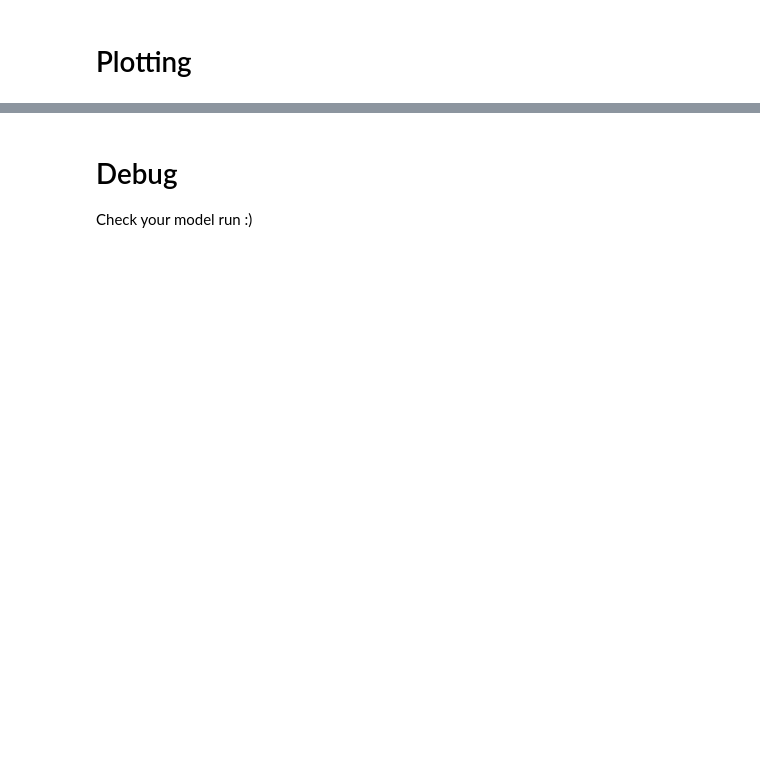
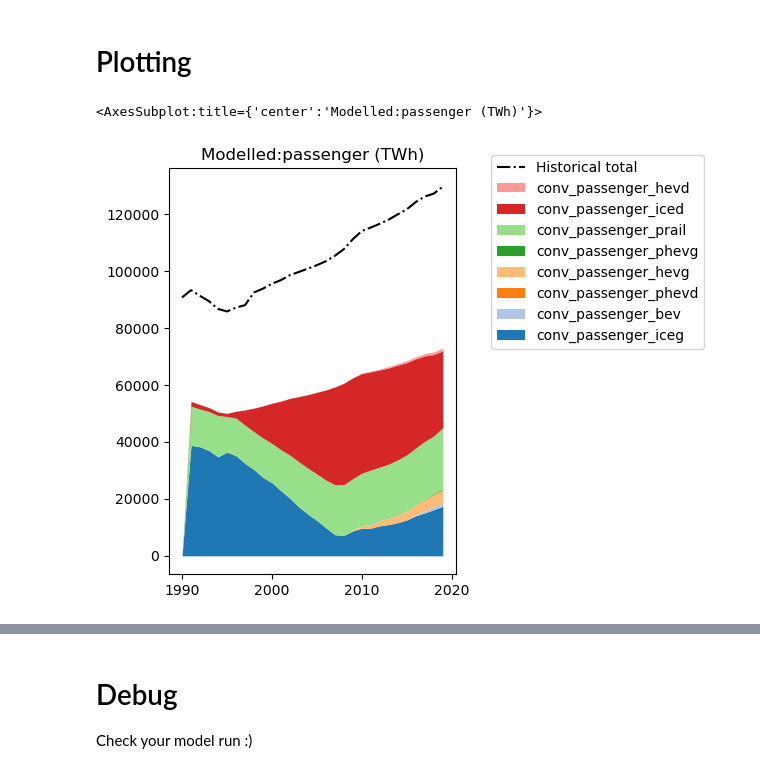
Before and after one commit to irm-codebase/RESTORE, a Jupyter notebook: restore_split.ipynb, the cells around one changed output, grey strips where cells are left out. Cells and saved outputs as stored; diff of their text form; code cells hidden in the pictures; blank space fills up the shorter version.

```diff
--- a/restore_split.ipynb
+++ b/restore_split.ipynb
@@ -35,0 +42,17 @@ AttributeError: 'NoneType' object has no attribute 'is_potentially_variable'
+# %%
+
+def e_costfixedom_p_y(model, process, year):
+    if process in model.Caps:
+        cost_fom = cnf.DATA.get_annual(process, "cost_fixed_om_annual", year)
+        return model.DR[year]*cost_fom*model.ctot[process,year]
+    return pyo.Expression.Skip
+
+def e_costfixedom_y(model, year):
+    return sum(model.e_costfixedom_p_y[p, y] for p,y in model.e_costfixedom_p_y if y == year)
+
+def e_costfixedom(model):
+    return sum(model.e_costfixedom_y[y] for y in model.e_costfixedom_y)
+
+model.e_costfixedom_p_y = pyo.Expression(model.Pros, model.Years, rule=e_costfixedom_p_y)
+model.e_costfixedom_y = pyo.Expression(model.Years, rule=e_costfixedom_y)
+model.e_costfixedom = pyo.Expression(rule=e_costfixedom)
@@ -36,4 +83,26 @@ AttributeError: 'NoneType' object has no attribute 'is_potentially_variable'
+# %%
+def e_revenuevar_p_y_h(model, process, year, hour):
+    # Variable cost is type-dependent to improve readability at the database-level.
+    if process in model.TradesExp:
+        discount_f = model.DR[year]
+        rev_var = cnf.DATA.get_annual(process, "revenue_export", year)
+        return discount_f*rev_var*model.aexp[process, year, hour]
+    return pyo.Expression.Skip
+
+def e_revenuevar_y(model, year):
+    return model.TPERIOD * sum(model.e_revenuevar_p_y_h[p,y,h] for p,y,h in model.e_revenuevar_p_y_h if y == year)
+
+def e_revenuevar(model):
+    return sum(model.e_revenuevar_y[y] for y in model.e_revenuevar_y)
+
+model.e_revenuevar_p_y_h = pyo.Expression(model.Pros, model.Years, model.Hours, rule=e_revenuevar_p_y_h)
+model.e_revenuevar_y = pyo.Expression(model.Years, rule=e_revenuevar_y)
+model.e_revenuevar = pyo.Expression(rule=e_revenuevar)
 # %%
+tot_cost_expr = model.e_costinv + model.e_costfixedom + model.e_costvar - model.e_revenuevar
+model.cost = pyo.Objective(expr=tot_cost_expr, sense=pyo.minimize)
+model.dual = pyo.Suffix(direction=pyo.Suffix.IMPORT)
+
 opt = pyo.SolverFactory("gurobi", solver_io="python")
 opt.options["MIPGap"] = 1e-2
 opt.options["Timelimit"] = 1800
@@ -45,4 +132,7 @@ except ValueError:
 # %% [markdown]
 # Plotting
 # %%
-restore_plots.plot_fout_act(model, cnf.DATA, "passenger", unit="TWh")
+restore_plots.plot_fout(model, cnf.DATA, "passenger", unit="TWh")
+# %% [output]
+<AxesSubplot:title={'center':'Modelled:passenger (TWh)'}>
+[figure, added]
```
Also changed, not shown: parts of 10 cells of this notebook, 40 other files.
